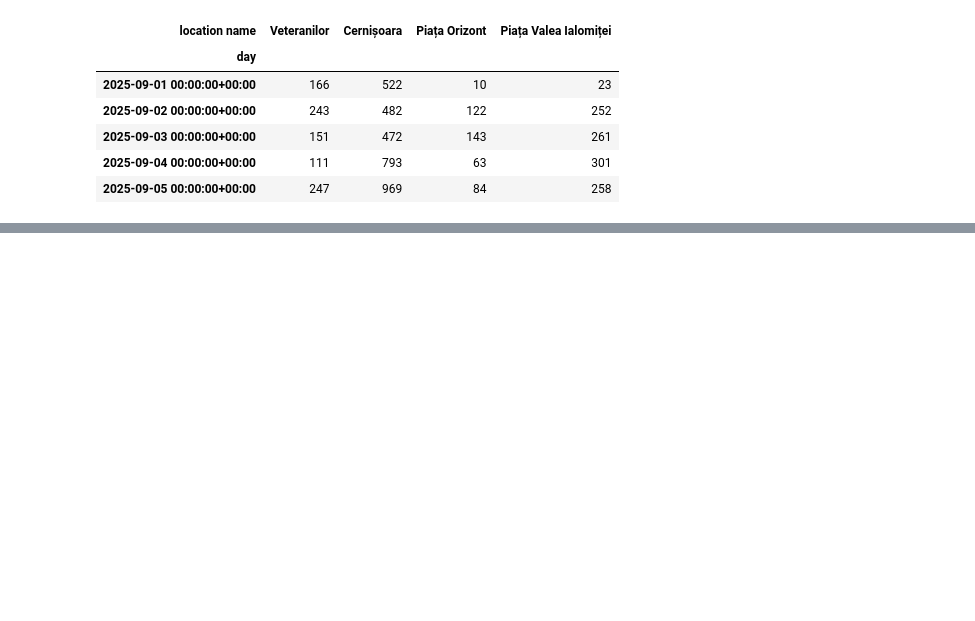
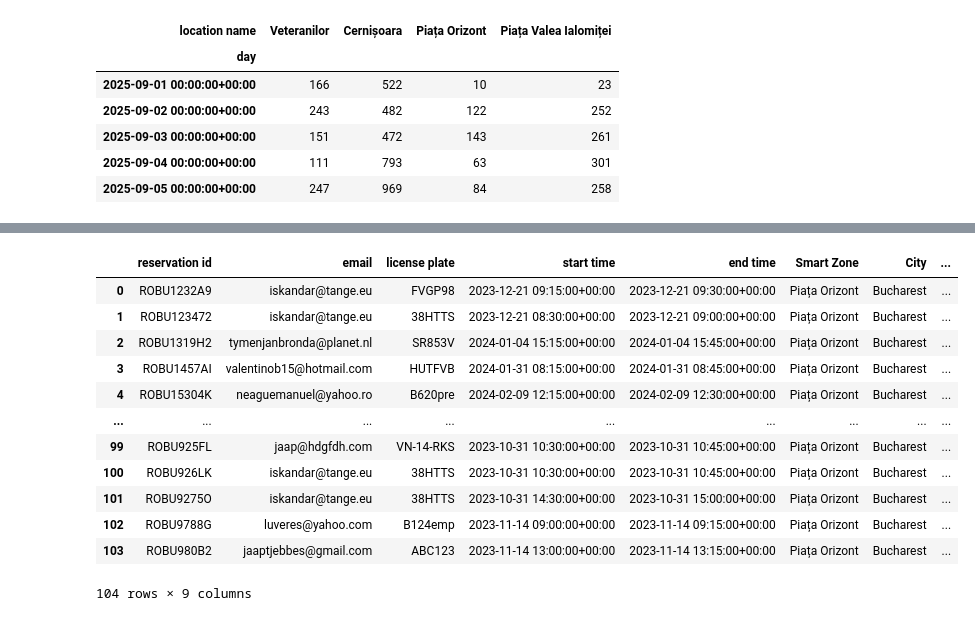
Before and after one commit to chenneman/CTC-advanced-data-science, a Jupyter notebook: Coding The Curbs.ipynb, the cells around one changed output, grey strips where cells are left out. Saved outputs shown, nothing was run; the diff lists cells and outputs as text; code cells hidden in the pictures; blank space fills up the shorter version.

```diff
--- a/Coding The Curbs.ipynb
+++ b/Coding The Curbs.ipynb
@@ -137,0 +184,22 @@ plt.show()
+# %%
+data_booking_bucharest_path = '../Booking data Bucharest.csv'
+data_booking_bucharest = pd.read_csv(data_booking_bucharest_path, delimiter=',')
+
+
+data_booking_bucharest['start time'] = pd.to_datetime(data_booking_bucharest['start time'], errors='coerce', utc=True)
+data_booking_bucharest['end time'] = pd.to_datetime(data_booking_bucharest['end time'], errors='coerce', utc=True)
+data_booking_bucharest
+# %% [output]
+|  | reservation id | email | license plate | start time | end time | Smart Zone | City | ... |
+| 0 | ROBU1232A9 | iskandar@tange.eu | FVGP98 | 2023-12-21 09:15:00+00:00 | 2023-12-21 09:30:00+00:00 | Piața Orizont | Bucharest | ... |
+| 1 | ROBU123472 | iskandar@tange.eu | 38HTTS | 2023-12-21 08:30:00+00:00 | 2023-12-21 09:00:00+00:00 | Piața Orizont | Bucharest | ... |
+| 2 | ROBU1319H2 | tymenjanbronda@planet.nl | SR853V | 2024-01-04 15:15:00+00:00 | 2024-01-04 15:45:00+00:00 | Piața Orizont | Bucharest | ... |
+| 3 | ROBU1457AI | valentinob15@hotmail.com | HUTFVB | 2024-01-31 08:15:00+00:00 | 2024-01-31 08:45:00+00:00 | Piața Orizont | Bucharest | ... |
+| 4 | ROBU15304K | neaguemanuel@yahoo.ro | B620pre | 2024-02-09 12:15:00+00:00 | 2024-02-09 12:30:00+00:00 | Piața Orizont | Bucharest | ... |
+| ... | ... | ... | ... | ... | ... | ... | ... | ... |
+| 99 | ROBU925FL | jaap@hdgfdh.com | VN-14-RKS | 2023-10-31 10:30:00+00:00 | 2023-10-31 10:45:00+00:00 | Piața Orizont | Bucharest | ... |
+| 100 | ROBU926LK | iskandar@tange.eu | 38HTTS | 2023-10-31 10:30:00+00:00 | 2023-10-31 10:45:00+00:00 | Piața Orizont | Bucharest | ... |
+| 101 | ROBU9275O | iskandar@tange.eu | 38HTTS | 2023-10-31 14:30:00+00:00 | 2023-10-31 15:00:00+00:00 | Piața Orizont | Bucharest | ... |
+| 102 | ROBU9788G | luveres@yahoo.com | B124emp | 2023-11-14 09:00:00+00:00 | 2023-11-14 09:15:00+00:00 | Piața Orizont | Bucharest | ... |
+| 103 | ROBU980B2 | jaaptjebbes@gmail.com | ABC123 | 2023-11-14 13:00:00+00:00 | 2023-11-14 13:15:00+00:00 | Piața Orizont | Bucharest | ... |
+104 rows × 9 columns
```
Also changed, not shown: parts of 8 cells of this notebook.
